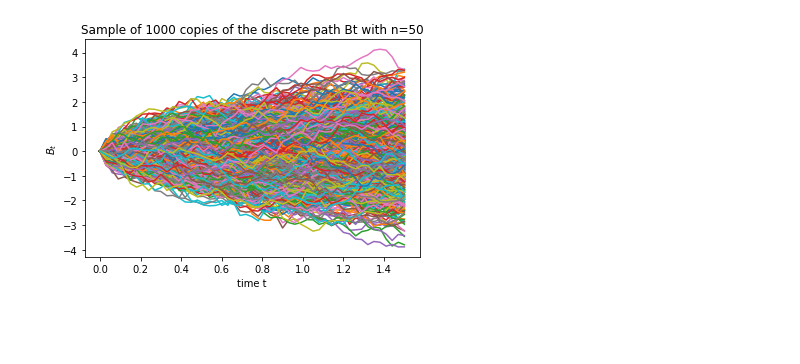
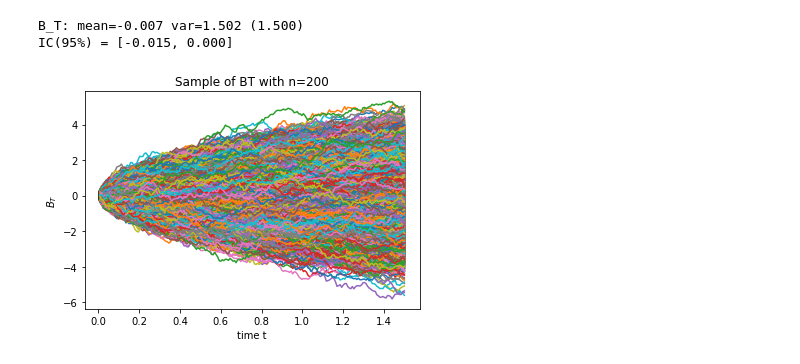
Before and after one commit to GearlessJohn/deep-pricing, a Jupyter notebook: src/simulation_Xt.ipynb, the cells around one changed output. Drawn from its saved outputs; the diff is of its cells as text; code cells hidden in the pictures; blank space fills up the shorter version.

```diff
--- a/src/simulation_Xt.ipynb
+++ b/src/simulation_Xt.ipynb
@@ -15,6 +15,9 @@ Zn1 = np.random.multivariate_normal(
         np.zeros(n), np.eye(n), repeat)  # une fois pour tout (invariant by eta and lam)
 Zn2 = np.random.multivariate_normal(
         np.zeros(n), np.eye(n), repeat)
+
+w1 = np.cumsum(Zn1 * np.sqrt(T/n), axis=1)
+w2 = np.cumsum(Zn2 * np.sqrt(T/n), axis=1)
 # %%
 # Exp Kernel-Cholesky for XT
 
@@ -120,9 +127,9 @@ LinAlgError: Matrix is not positive definite
 # %%
-def plot(sample, ylabel, title, save_pic=False):
+def plot_sample(sample, ylabel="${X_T}$", title=f"Sample of XT with n={n}", save_pic=False):
 
     fig = plt.figure()
     ax = fig.add_subplot(111)
-    ax.plot(times, sample.T, "-")
+    ax.plot(times[1:], sample.T, "-")
 
     ax.set_xlabel("time t")
     ax.set_ylabel(ylabel)
@@ -161 +140,21 @@ X_T: mean=-0.04 var=1.38 (1.30)
+# %%
+def sample_B(rho=0.5):
+    sample = rho*w1+np.sqrt(1-rho**2)*w2
+
+    mean = np.mean(sample[:, -1])
+    var = np.var(sample[:, -1])
+    demi_width_IC = np.sqrt(var/repeat) * 1.96
+
+    print(f"B_T: mean={mean:3.3f} var={var:3.3f} ({T:3.3f})")
+    print("IC(95%%) = [%1.3f, %1.3f] \n" \
+      %(mean-demi_width_IC, mean + demi_width_IC))
+
+    return sample
+# %%
+plot_sample(sample_B(rho=0), ylabel="${B_T}$", title=f"Sample of BT with n={n}")
+print("")
+# %% [output]
+B_T: mean=-0.007 var=1.502 (1.500)
+IC(95%) = [-0.015, 0.000]
+[figure, added]
 # %%
@@ -171,31 +165,0 @@ def B(rho, Z, T=1.5, n=50):
-# %%
-
-
-def plot_B(rho=0.5, T=1.5, n=100, repeat=1000):
-
-    times = np.linspace(0, T, n+1)
-
-    sample = np.array([B(rho=rho,Z = Zn[i], T=T, n=n) for i in range(repeat)])
-
-    # mean = np.mean(sample[:,-1])
-    # var = np.var(sample[:,-1])
-
-    # mean_theorie = S0*np.exp(mu*T)
-    # var_theorie = (S0**2)*np.exp(2*mu*T)*(np.exp(T*sigma**2)-1)
-
-    # print(f"S_T: mu={mu} mean={mean:3.2f} (theorie {mean_theorie:3.2f}) var={var:3.2f} (theorie {var_theorie:3.2f})")
-
-    fig = plt.figure()
-    ax = fig.add_subplot(111)
-
-    ax.plot(times, sample.T, '-')
-
-    ax.set_xlabel('time t')
-    ax.set_ylabel('${B_t}$')
-    ax.set_title(f"Sample of 1000 copies of the discrete path Bt with n={n}")
-
-    plt.show()
-
-plot_B(n=n)
-# %% [output]
-[figure, removed]
```
Also changed, not shown: parts of 13 cells of this notebook.
